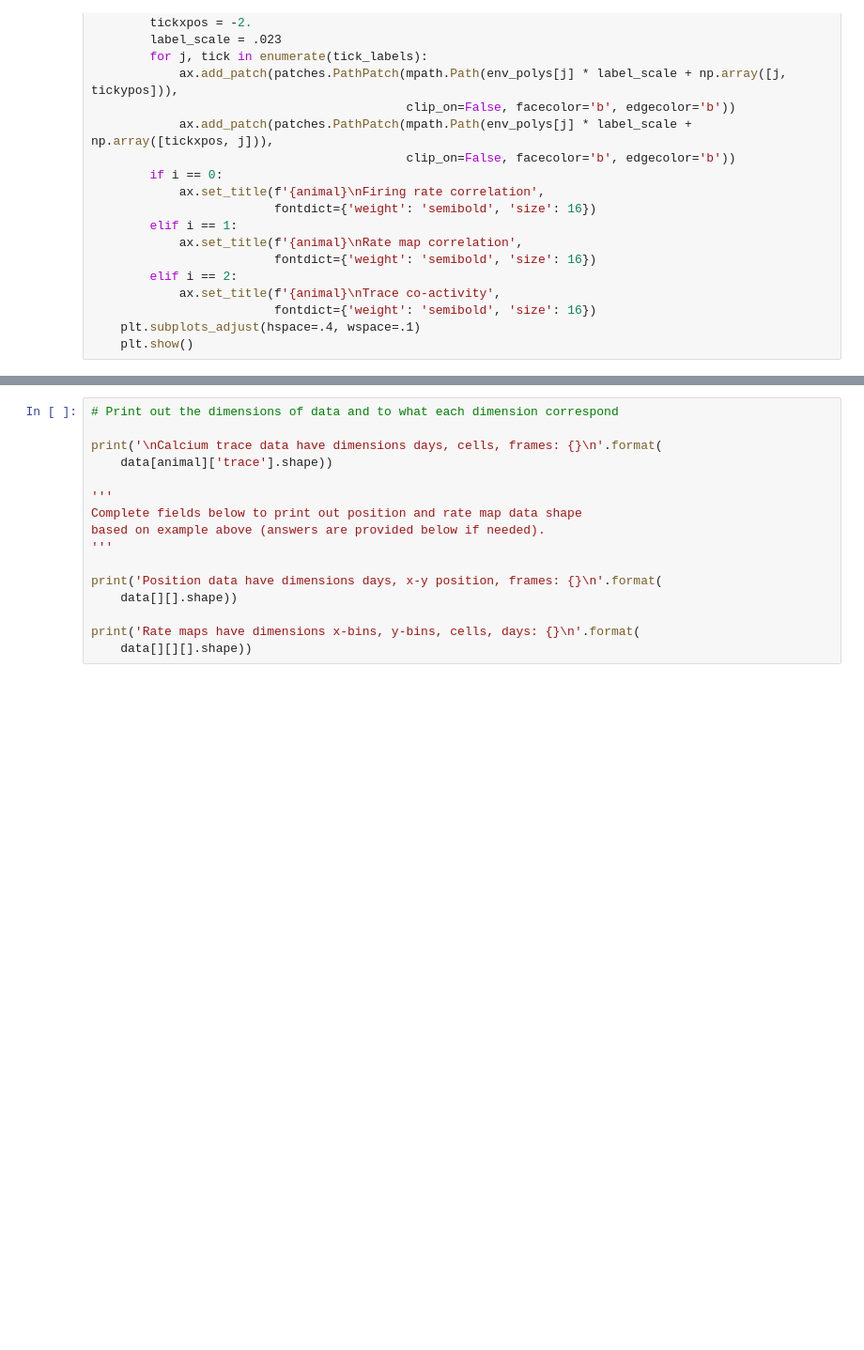
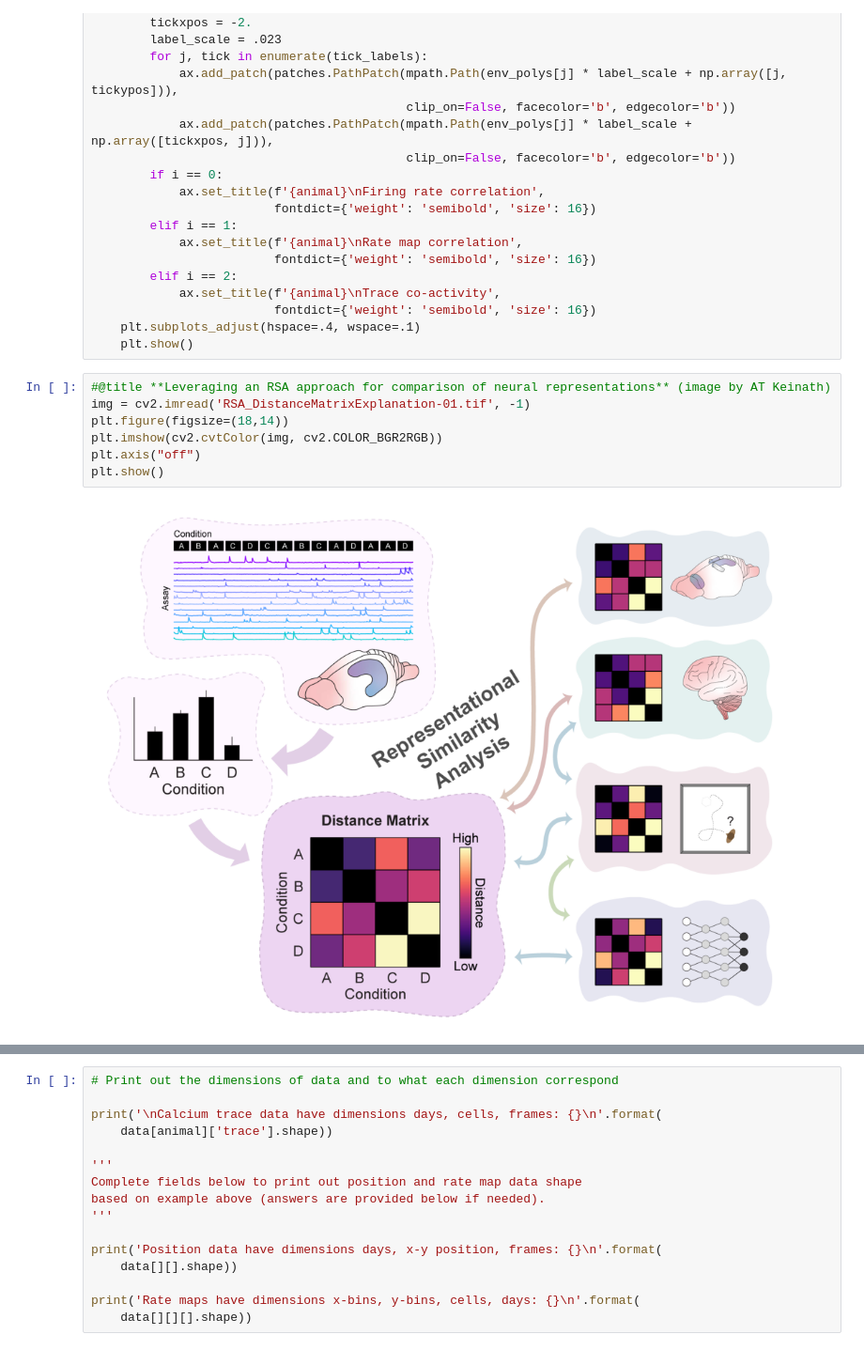
Before and after one commit to jquinnlee/MAIN_2022_calRSA, a Jupyter notebook: MAIN2022_calciumRSA_demo.ipynb, the cells around one changed output, grey strips where cells are left out. Shown: that part at 94% size. Saved outputs shown, nothing was run; the diff lists cells and outputs as text; blank space fills up the shorter version.

```diff
--- a/MAIN2022_calciumRSA_demo.ipynb
+++ b/MAIN2022_calciumRSA_demo.ipynb
@@ -209,6 +201,15 @@ def plot_rsm_mds(rsm, metric=True):
                          fontdict={'weight': 'semibold', 'size': 16})
     plt.subplots_adjust(hspace=.4, wspace=.1)
     plt.show()
+# %%
+#@title **Leveraging an RSA approach for comparison of neural representations** (image by AT Keinath)
+img = cv2.imread('RSA_DistanceMatrixExplanation-01.tif', -1)
+plt.figure(figsize=(18,14))
+plt.imshow(cv2.cvtColor(img, cv2.COLOR_BGR2RGB))
+plt.axis("off")
+plt.show()
+# %% [output]
+[figure, added]
 # %%
 # load data to python dictionary
 animal = 'QLAK-CA1-50'
```
Also changed, not shown: parts of 15 cells of this notebook.
